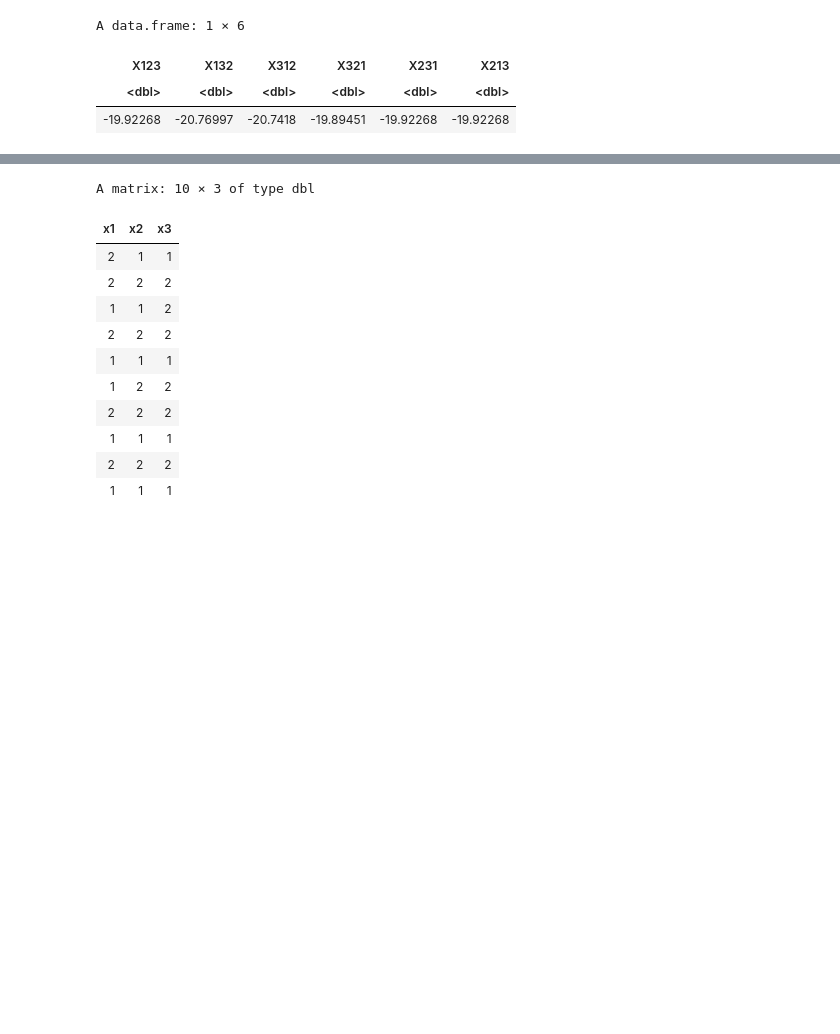
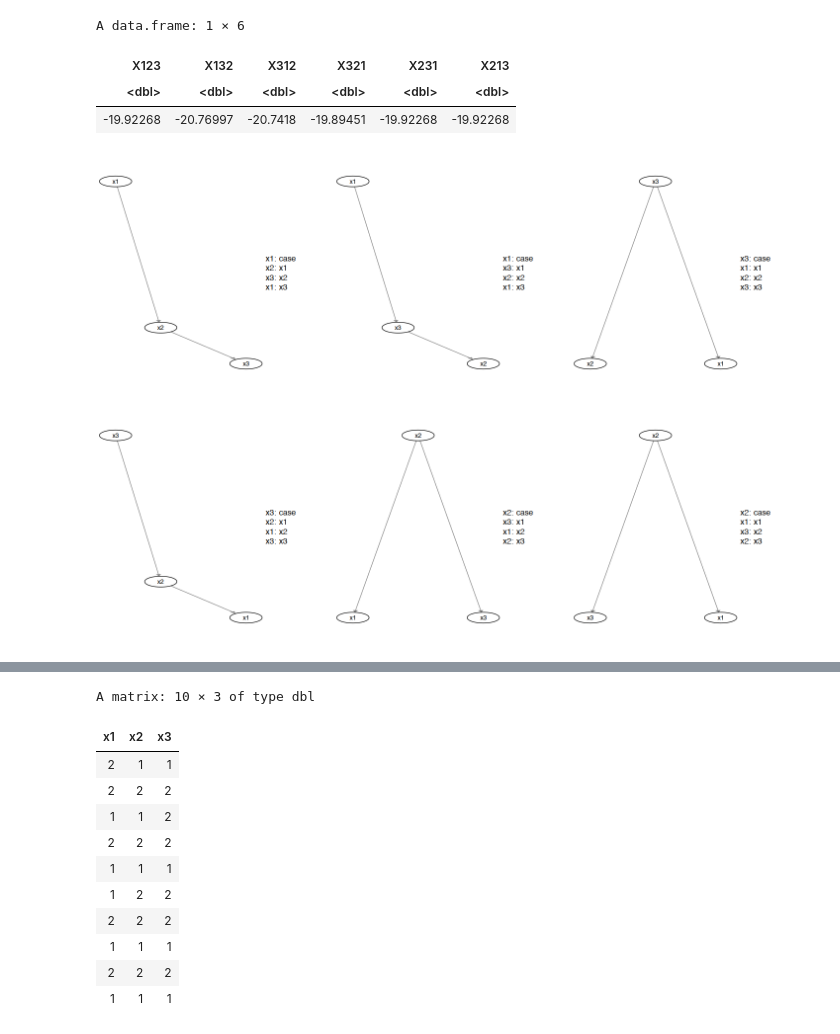
Before and after one commit to emabaci/Advanced-Statistics-Project, a Jupyter notebook: K2_Bayesian_Network.ipynb, the cells around one changed output, grey strips where cells are left out. Cells and saved outputs as stored; diff of their text form; code cells hidden in the pictures; blank space fills up the shorter version.

```diff
--- a/K2_Bayesian_Network.ipynb
+++ b/K2_Bayesian_Network.ipynb
@@ -337,5 +364,12 @@ A data.frame: 1 × 6
 | X123 | X132 | X312 | X321 | X231 | X213 |
 | <dbl> | <dbl> | <dbl> | <dbl> | <dbl> | <dbl> |
 | -19.92268 | -20.76997 | -20.7418 | -19.89451 | -19.92268 | -19.92268 |
+# %%
+options(repr.plot.width=12, repr.plot.height=4)
+options(warn=-1)
+comb.dags(D)
+# %% [output]
+[figure, added]
+[figure, added]
 # %% [markdown]
 ## 2 Usage of bnstruct for the analysis
```
Also changed, not shown: parts of 30 cells of this notebook.
